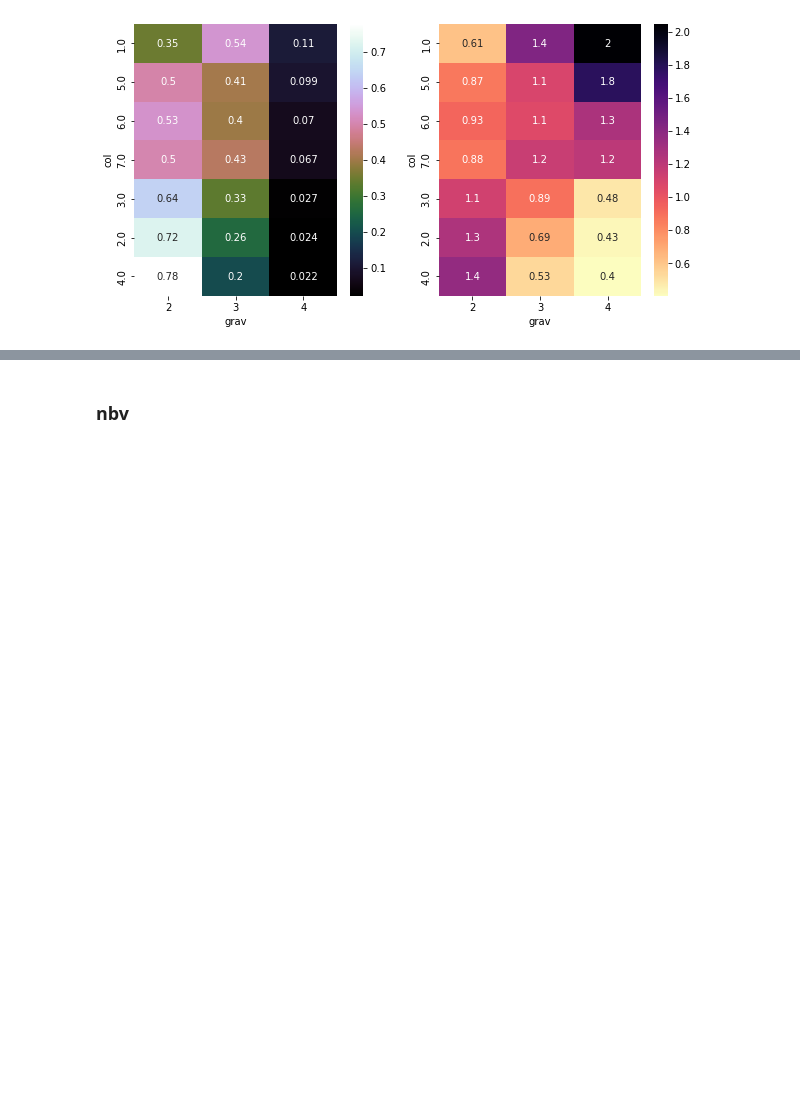
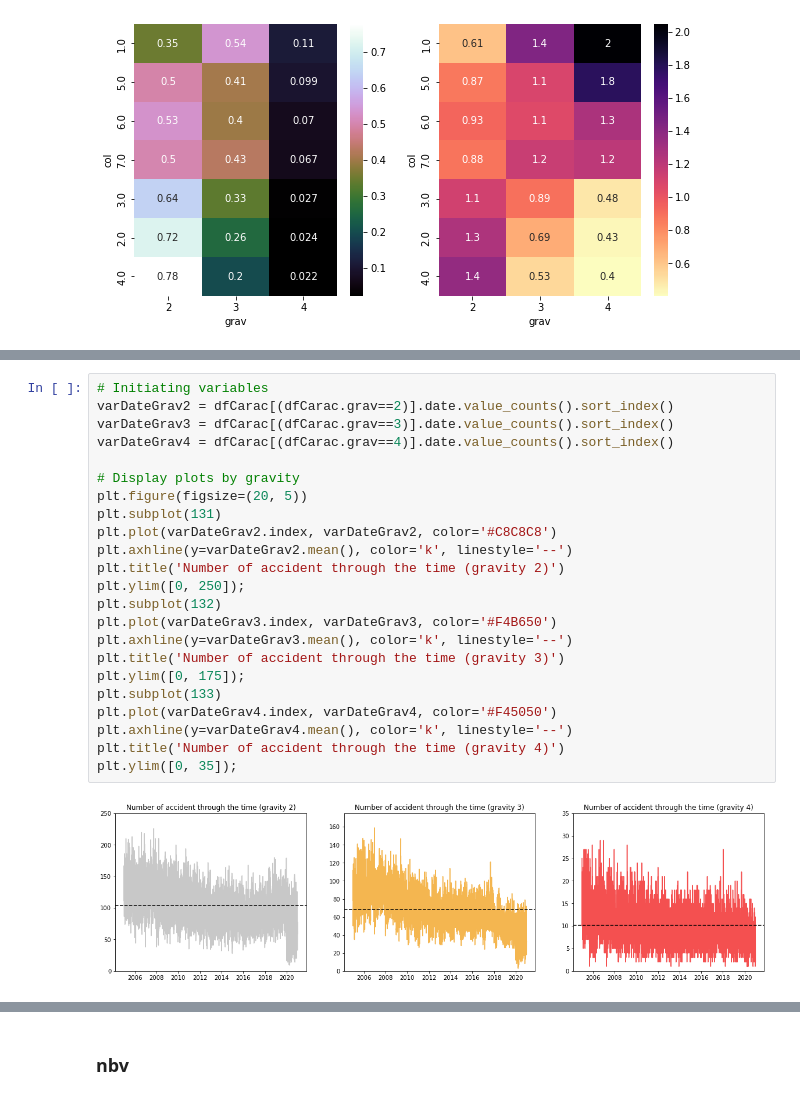
Before and after one commit to YacineHajjiDataScientist/20220814_dsProject, a Jupyter notebook: 20220821_projectDS.ipynb, the cells around one changed output, grey strips where cells are left out. Drawn from its saved outputs; the diff is of its cells as text; blank space fills up the shorter version.

```diff
--- a/20220821_projectDS.ipynb
+++ b/20220821_projectDS.ipynb
@@ -734,0 +745,25 @@ fig.show()
+# %%
+# Initiating variables
+varDateGrav2 = dfCarac[(dfCarac.grav==2)].date.value_counts().sort_index()
+varDateGrav3 = dfCarac[(dfCarac.grav==3)].date.value_counts().sort_index()
+varDateGrav4 = dfCarac[(dfCarac.grav==4)].date.value_counts().sort_index()
+
+# Display plots by gravity
+plt.figure(figsize=(20, 5))
+plt.subplot(131)
+plt.plot(varDateGrav2.index, varDateGrav2, color='#C8C8C8')
+plt.axhline(y=varDateGrav2.mean(), color='k', linestyle='--')
+plt.title('Number of accident through the time (gravity 2)')
+plt.ylim([0, 250]);
+plt.subplot(132)
+plt.plot(varDateGrav3.index, varDateGrav3, color='#F4B650')
+plt.axhline(y=varDateGrav3.mean(), color='k', linestyle='--')
+plt.title('Number of accident through the time (gravity 3)')
+plt.ylim([0, 175]);
+plt.subplot(133)
+plt.plot(varDateGrav4.index, varDateGrav4, color='#F45050')
+plt.axhline(y=varDateGrav4.mean(), color='k', linestyle='--')
+plt.title('Number of accident through the time (gravity 4)')
+plt.ylim([0, 35]);
+# %% [output]
+[figure, added]
```
Also changed, not shown: parts of 11 cells of this notebook.
